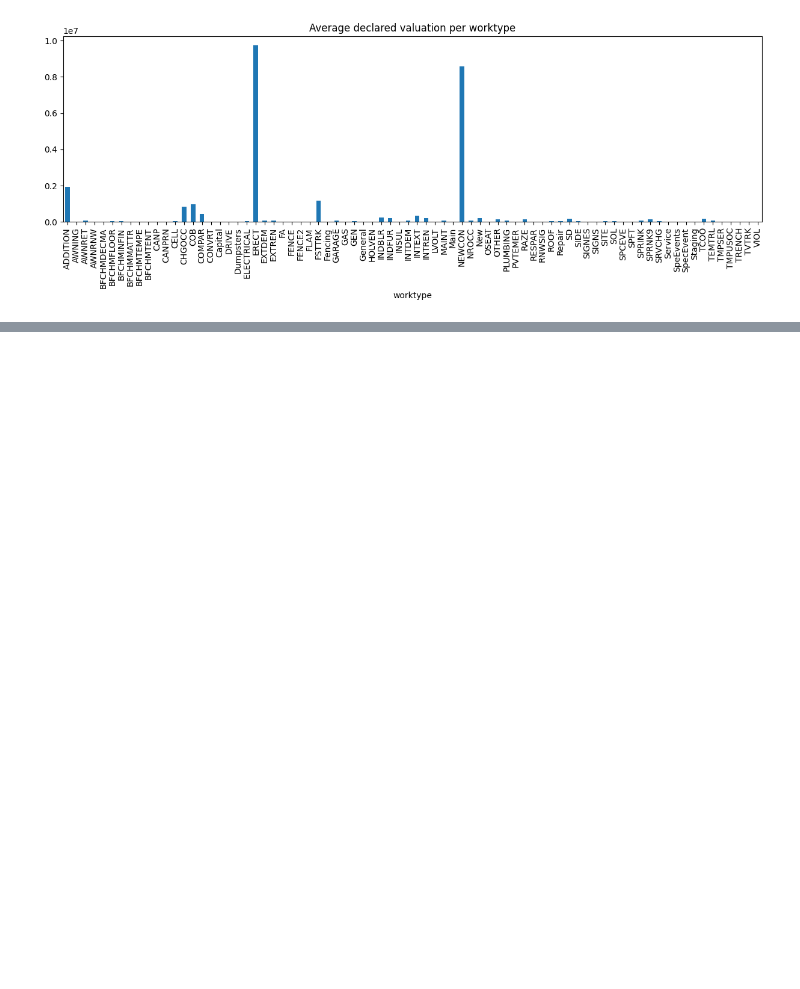
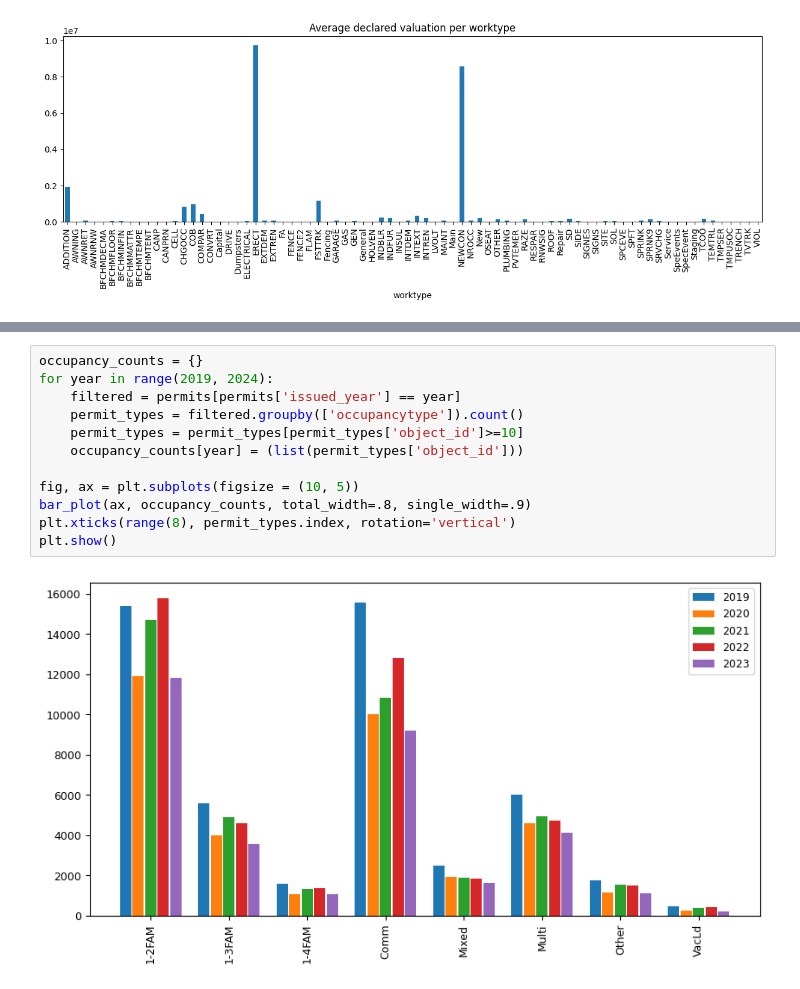
Before and after one commit to BU-Spark/ds-boston-permitting, a Jupyter notebook: fa23-team-c/Code/permits_EDA.ipynb, the cells around one changed output, grey strips where cells are left out. Cells and saved outputs as stored; diff of their text form; blank space fills up the shorter version.

```diff
--- a/fa23-team-c/Code/permits_EDA.ipynb
+++ b/fa23-team-c/Code/permits_EDA.ipynb
@@ -151,0 +154,14 @@ plt.show()
+# %%
+occupancy_counts = {}
+for year in range(2019, 2024):
+    filtered = permits[permits['issued_year'] == year]
+    permit_types = filtered.groupby(['occupancytype']).count()
+    permit_types = permit_types[permit_types['object_id']>=10]
+    occupancy_counts[year] = (list(permit_types['object_id']))
+
+fig, ax = plt.subplots(figsize = (10, 5))
+bar_plot(ax, occupancy_counts, total_width=.8, single_width=.9)
+plt.xticks(range(8), permit_types.index, rotation='vertical')
+plt.show()
+# %% [output]
+[figure, added]
```
Also changed, not shown: parts of 2 cells of this notebook.
